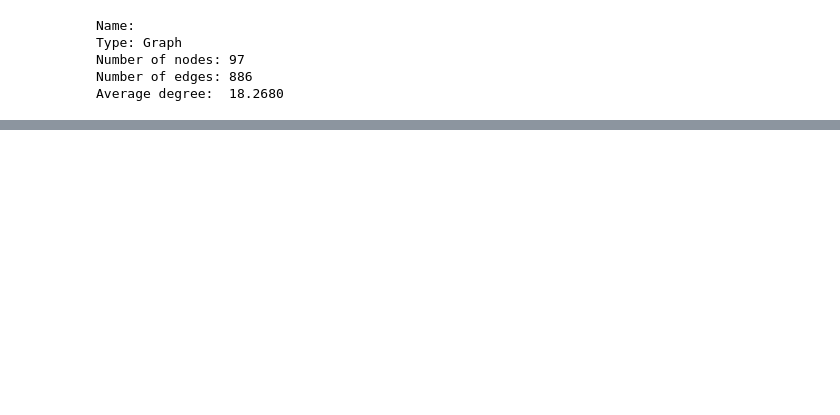
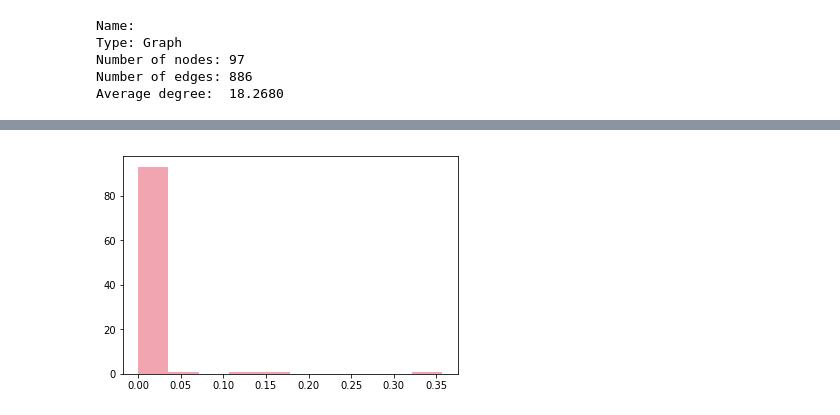
Before and after one commit to brynl/WesAndersonNetwork, a Jupyter notebook: WesAnderson.ipynb, the cells around one changed output, grey strips where cells are left out. Saved outputs shown, nothing was run; the diff lists cells and outputs as text; code cells hidden in the pictures; blank space fills up the shorter version.

```diff
--- a/WesAnderson.ipynb
+++ b/WesAnderson.ipynb
@@ -193,0 +188,7 @@ sorted(betCent, key=betCent.get, reverse=True)[:10]
+# %%
+bet_cent = nx.betweenness_centrality(H)
+plt.figure()
+plt.hist(list(bet_cent.values()), color = Moonrise1_5.mpl_colors[1])
+plt.show()
+# %% [output]
+[figure, added]
```
Also changed, not shown: parts of 14 cells of this notebook.
